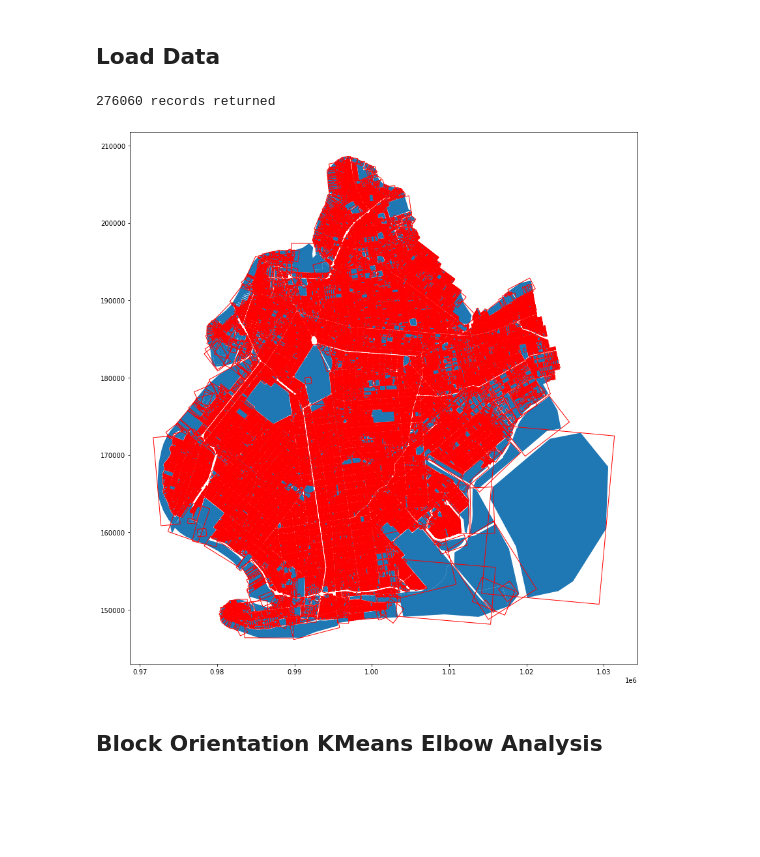
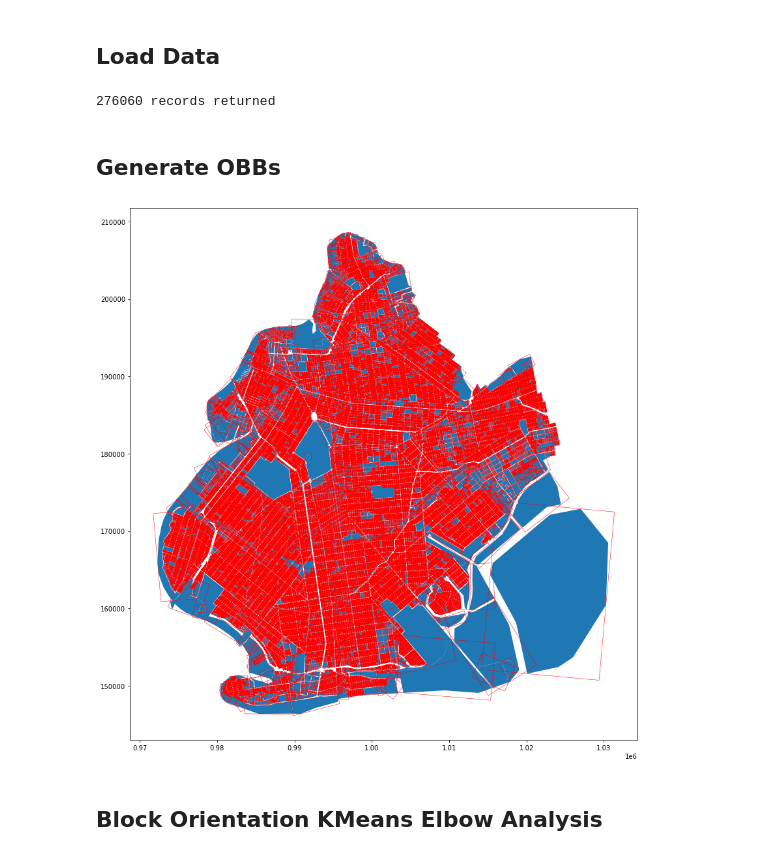
Before and after one commit to raphaellaude/geo-obb, a Jupyter notebook: examples/grid_identification_bk.ipynb, the cells around one changed output. Cells and saved outputs as stored; diff of their text form; code cells hidden in the pictures; blank space fills up the shorter version.

```diff
--- a/examples/grid_identification_bk.ipynb
+++ b/examples/grid_identification_bk.ipynb
@@ -18,15 +19,7 @@ gdf.to_crs(epsg=2263, inplace=True)
 
 # the api has a max record limit of 4000
 print(f'{len(gdf)} records returned')
-
-# Generate OBBs
-
-convex_hull_arrs = gdf.geometry.convex_hull.map(obb.geom_to_array)
-obbs = convex_hull_arrs.apply(obb.oriented_bounding_box)
-
-obbs_gs = gpd.GeoSeries(obbs.map(obb.polygon_from_obb), crs=gdf.crs)
-ax = gdf.plot(figsize=(15, 15))
-obbs_gs.plot(ax=ax, linewidth=1, edgecolor='red', facecolor='none');
 # %% [output]
 276060 records returned
-[figure, removed]
+# %% [markdown]
+## Generate OBBs
@@ -33,3 +29,9 @@ obbs_gs.plot(ax=ax, linewidth=1, edgecolor='red', facecolor='none');
+# %%
+obbs_gs = gpd.GeoSeries(obbs.map(obb.polygon_from_obb), crs=gdf.crs)
+ax = gdf.plot(figsize=(15, 15))
+obbs_gs.plot(ax=ax, linewidth=.5, edgecolor='red', facecolor='none');
+# %% [output]
+[figure, added]
 # %% [markdown]
 ## Block Orientation KMeans Elbow Analysis
 # %%
```
Also changed, not shown: parts of 13 cells of this notebook.
